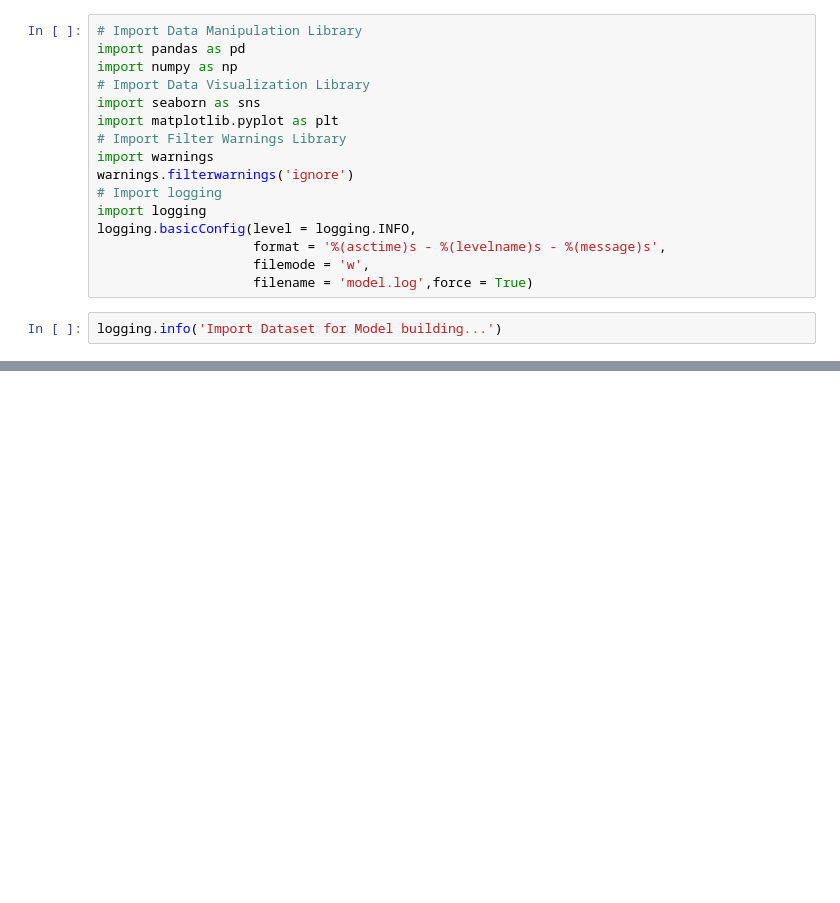
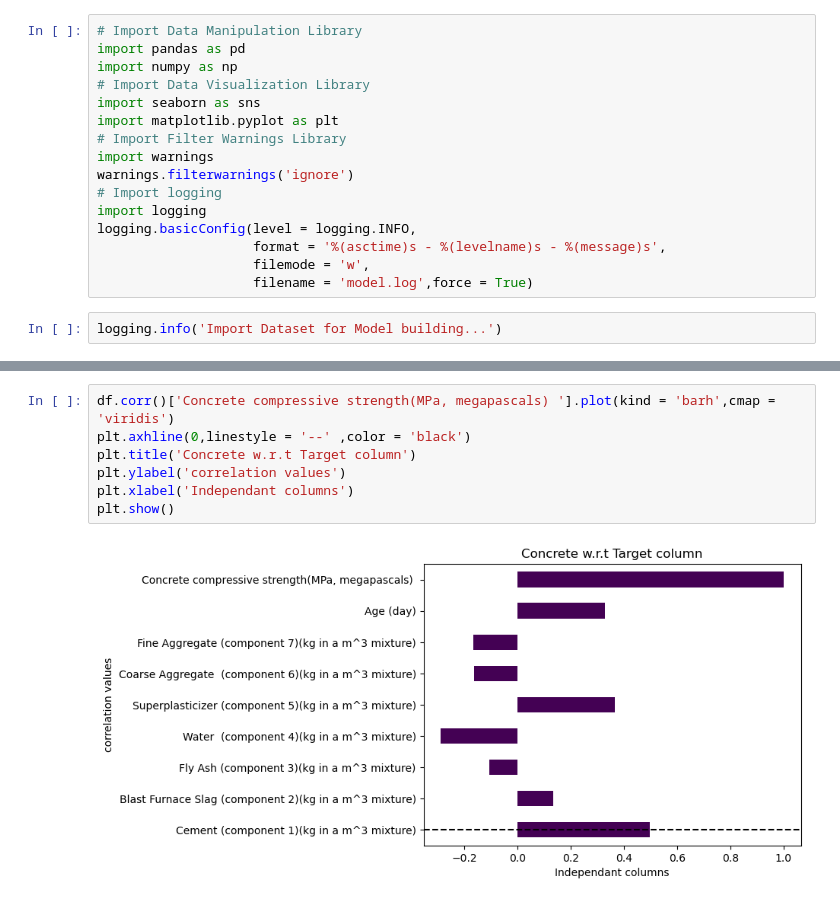
Before and after one commit to vrushali253/cementprediction_model, a Jupyter notebook: Model.ipynb, the cells around one changed output, grey strips where cells are left out. Cells and saved outputs as stored; diff of their text form; blank space fills up the shorter version.

```diff
--- a/Model.ipynb
+++ b/Model.ipynb
@@ -36,0 +156,9 @@ df.sample(frac = 1)
+# %%
+df.corr()['Concrete compressive strength(MPa, megapascals) '].plot(kind = 'barh',cmap = 'viridis')
+plt.axhline(0,linestyle = '--' ,color = 'black')
+plt.title('Concrete w.r.t Target column')
+plt.ylabel('correlation values')
+plt.xlabel('Independant columns')
+plt.show()
+# %% [output]
+[figure, added]
```
Also changed, not shown: parts of 9 cells of this notebook, 2 other files.
